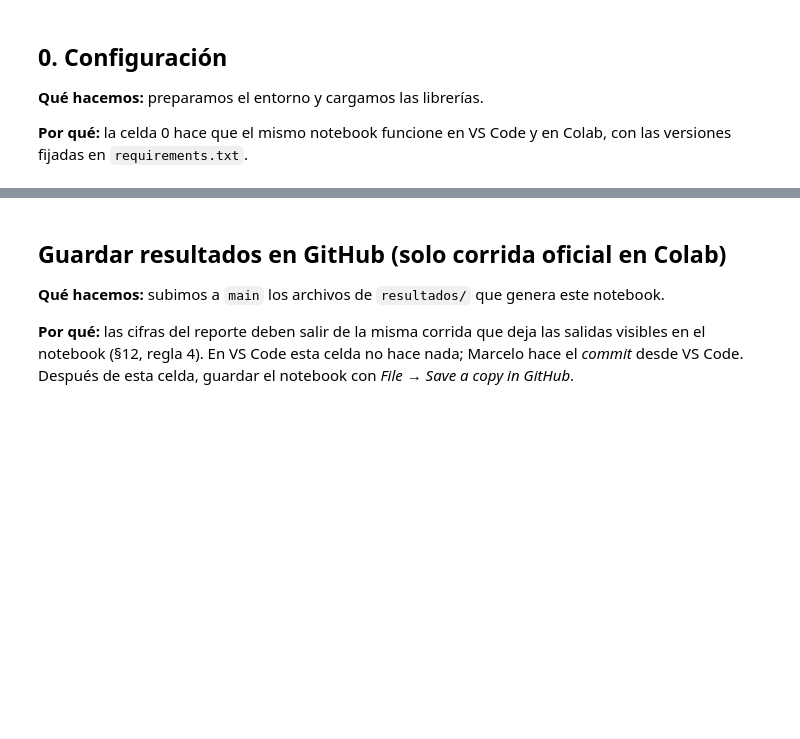
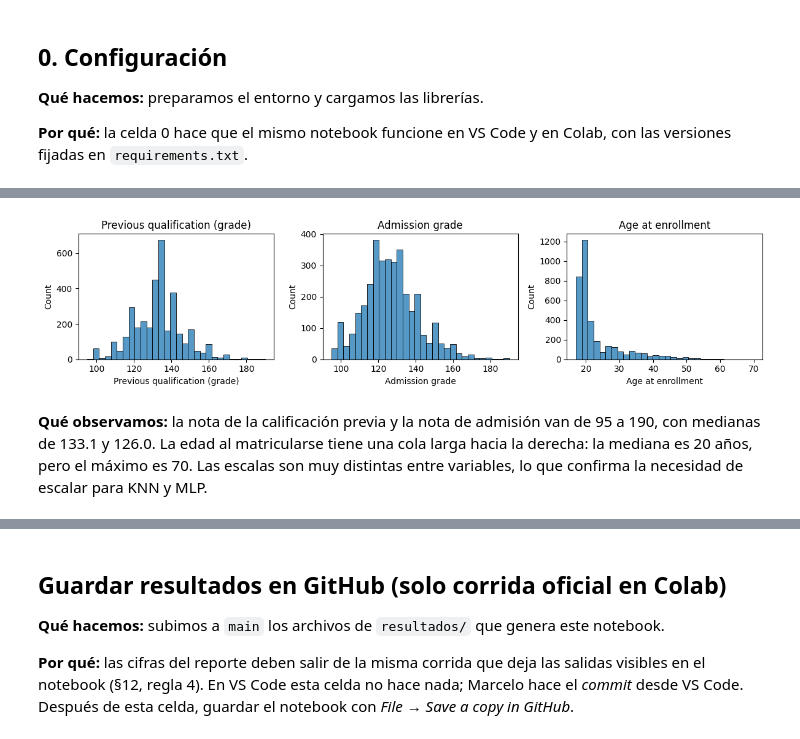
Before and after one commit to MCuetoV/proyecto-ml-2026-2, a Jupyter notebook: notebooks/01_estudiantes_exploracion.ipynb, the cells around one changed output, grey strips where cells are left out. Cells and saved outputs as stored; diff of their text form; code cells hidden in the pictures; blank space fills up the shorter version.

```diff
--- a/notebooks/01_estudiantes_exploracion.ipynb
+++ b/notebooks/01_estudiantes_exploracion.ipynb
@@ -138,0 +199,4 @@ proporciones.round(3)
+# %%
+# Variables numéricas de matrícula: resumen estadístico
+continuas_matricula = ["Previous qualification (grade)", "Admission grade", "Age at enrollment"]
+train[continuas_matricula].describe().round(1)
@@ -138,0 +213,12 @@ proporciones.round(3)
+# %%
+# Histogramas de las mismas variables
+figura, ejes = plt.subplots(1, 3, figsize=(12, 3))
+for eje, variable in zip(ejes, continuas_matricula):
+    sns.histplot(train[variable], bins=30, ax=eje)
+    eje.set_title(variable)
+plt.tight_layout()
+plt.show()
+# %% [output]
+[figure, added]
+# %% [markdown]
+**Qué observamos:** la nota de la calificación previa y la nota de admisión van de 95 a 190, con medianas de 133.1 y 126.0. La edad al matricularse tiene una cola larga hacia la derecha: la mediana es 20 años, pero el máximo es 70. Las escalas son muy distintas entre variables, lo que confirma la necesidad de escalar para KNN y MLP.
```
Also changed, not shown: parts of 60 cells of this notebook.
